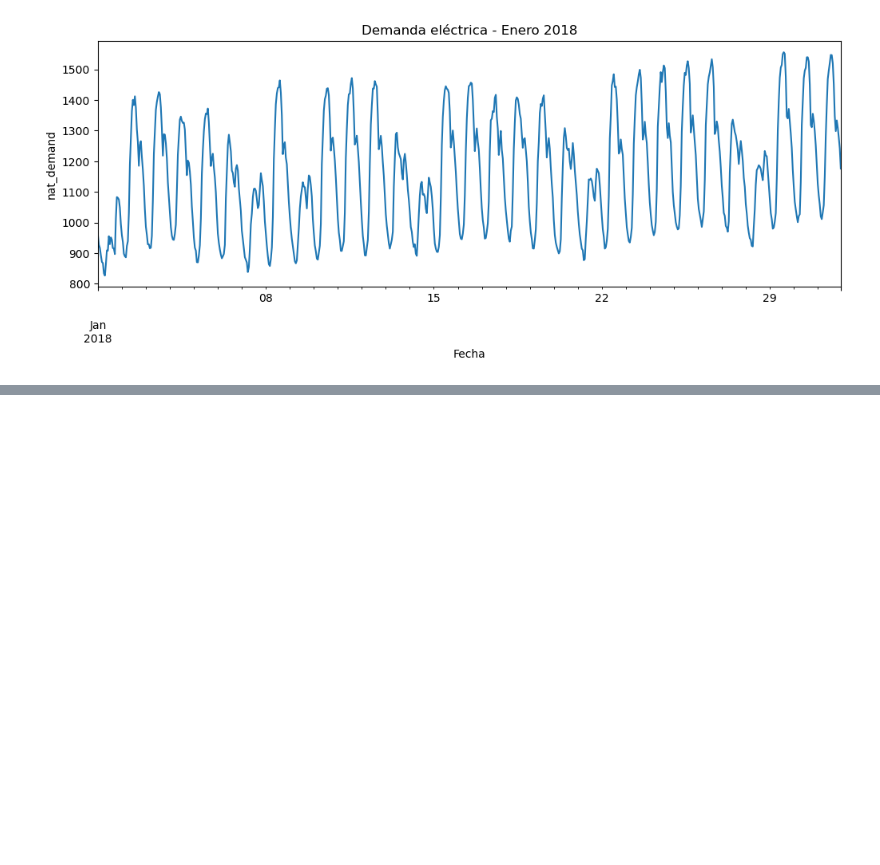
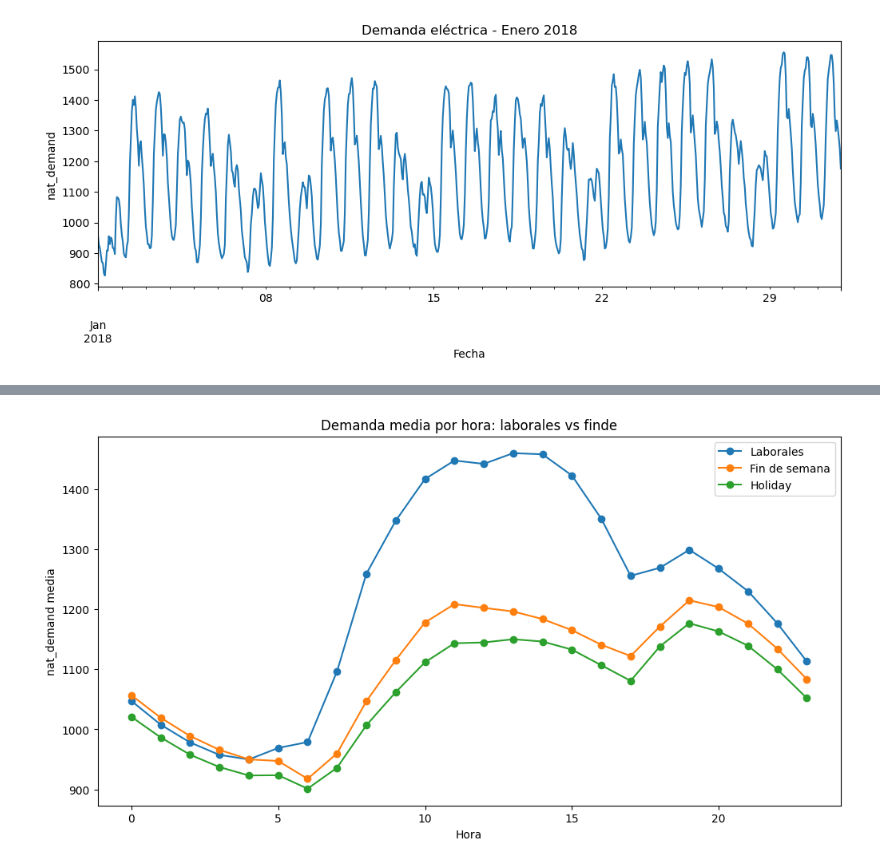
Before and after one commit to Ivo196/Electricity-Load-Forecasting, a Jupyter notebook: notebooks/01_exploracion_datos.ipynb, the cells around one changed output, grey strips where cells are left out. Saved outputs shown, nothing was run; the diff lists cells and outputs as text; code cells hidden in the pictures; blank space fills up the shorter version.

```diff
--- a/notebooks/01_exploracion_datos.ipynb
+++ b/notebooks/01_exploracion_datos.ipynb
@@ -118,0 +151,23 @@ plt.show()
+# %%
+df['dayofweek'] = df.index.day_of_week
+df['is_weekend'] = (df['dayofweek'] >= 5).astype(int)
+
+# Perfil horario de días laborales
+perfil_weekday = df[df['is_weekend'] == 0].groupby('hora')['nat_demand'].mean()
+# Perfil horario de fines de semana
+perfil_weekend = df[df['is_weekend'] == 1].groupby('hora')['nat_demand'].mean()
+perfil_holiday = df[df['holiday'] == 1].groupby('hora')['nat_demand'].mean()
+
+
+plt.figure(figsize=(12,6))
+perfil_weekday.plot(marker='o', label='Laborales')
+perfil_weekend.plot(marker='o', label='Fin de semana')
+perfil_holiday.plot(marker='o', label='Holiday')
+
+plt.title('Demanda media por hora: laborales vs finde')
+plt.xlabel('Hora')
+plt.ylabel('nat_demand media')
+plt.legend()
+plt.show()
+# %% [output]
+[figure, added]
```
Also changed, not shown: parts of 5 cells of this notebook.
